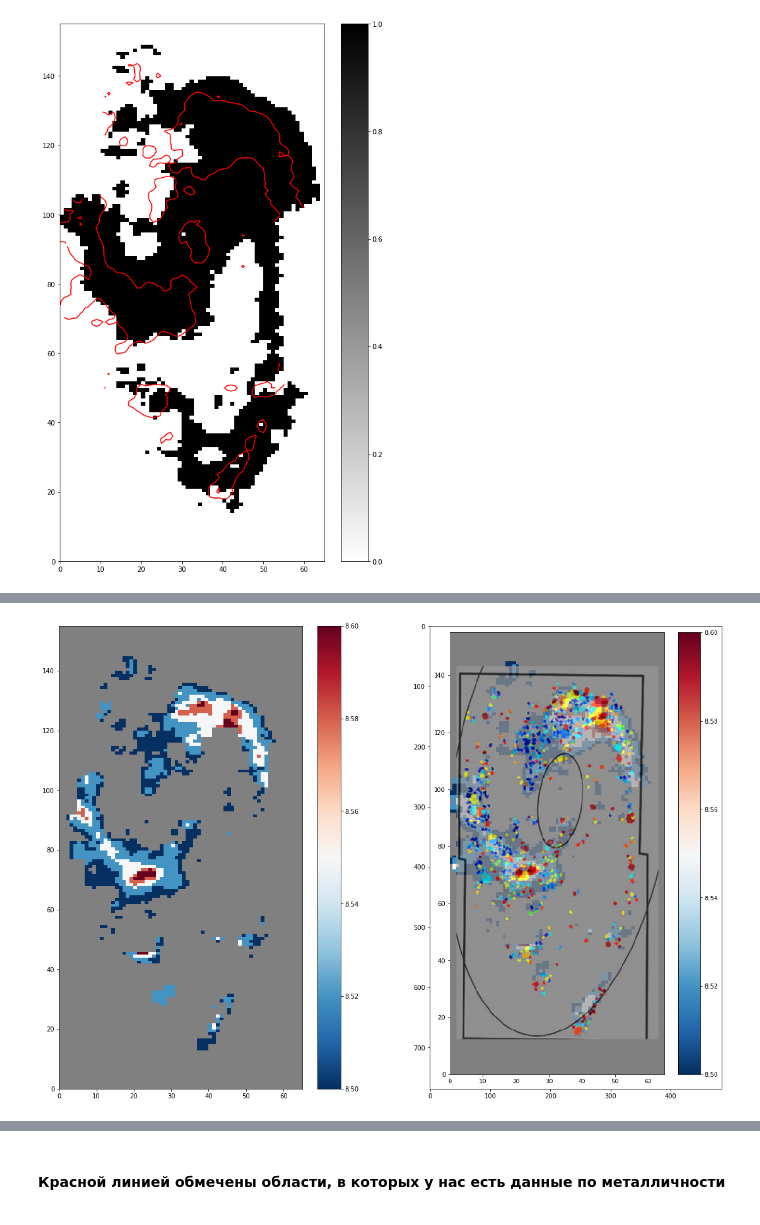
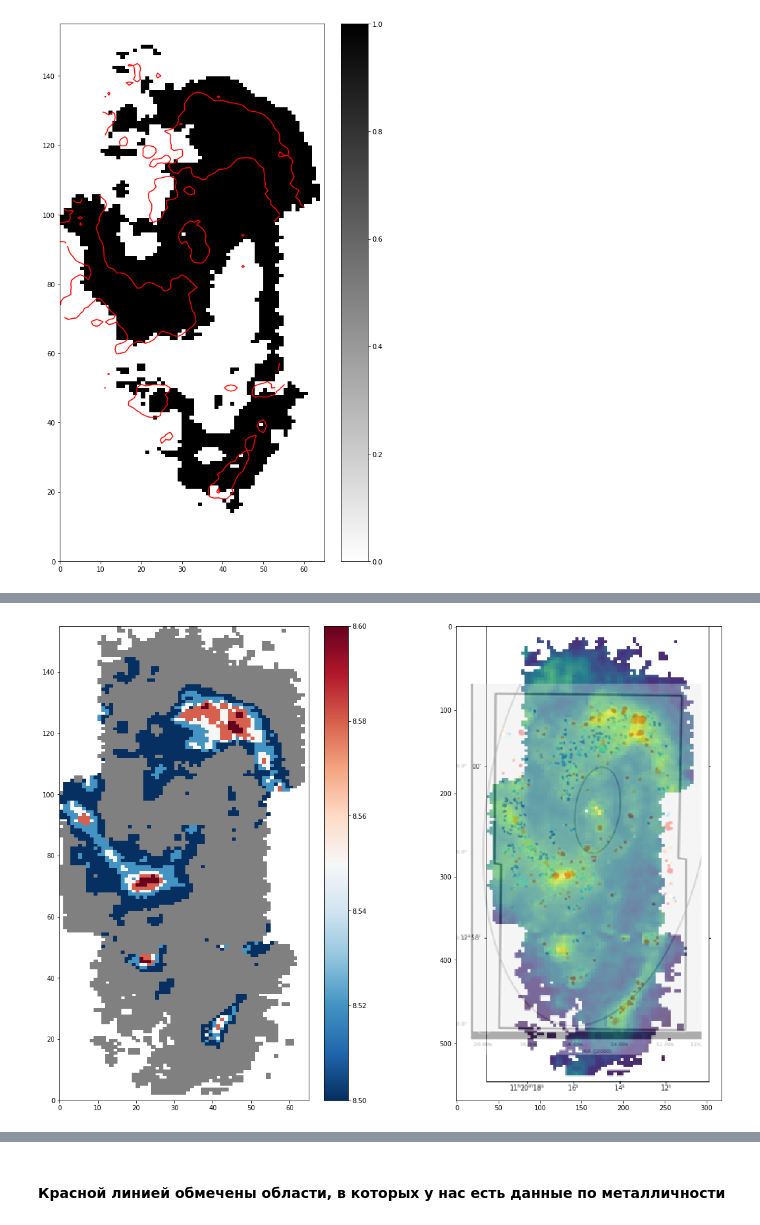
Before and after one commit to ValerieKostiuk/Course-work, a Jupyter notebook: NGC3627/cold_phase.ipynb, the cells around one changed output, grey strips where cells are left out. Drawn from its saved outputs; the diff is of its cells as text; code cells hidden in the pictures.

```diff
--- a/NGC3627/cold_phase.ipynb
+++ b/NGC3627/cold_phase.ipynb
@@ -82,52 +82,40 @@ plt.show()
  Z = np.zeros(dist_kpc.shape)
 for i, row in enumerate(H_alpha):
     for j, col in enumerate(H_alpha[0]):
-        if (np.log10(H_alpha[i][j])<-14.44):
+        if (np.log10(H_alpha[i][j])<-14.47):
             Z[i][j] = 0.2
-        if (-14.44 <= np.log10(H_alpha[i][j]) < -14.2):
+        if (-14.47 <= np.log10(H_alpha[i][j]) < -14.):
             Z[i][j] = 8.5
-        if (-14.2<= np.log10(H_alpha[i][j]) < -13.8):
+        if (-14.<= np.log10(H_alpha[i][j]) < -13.7):
             Z[i][j] = 8.52
-        if (-13.8 <= np.log10(H_alpha[i][j]) <-13.4):
+        if (-13.7 <= np.log10(H_alpha[i][j]) <-13.5):
             Z[i][j] = 8.55
-        if (-13.4 <= np.log10(H_alpha[i][j]) < -13.15):
+        if (-13.5 <= np.log10(H_alpha[i][j]) < -13.15):
             Z[i][j] = 8.58
         if (-13.15 <= np.log10(H_alpha[i][j])):
             Z[i][j] = 8.6
 
 Z[90:100,27:38] = 0.2
-Z[46:54,17:26] =0.2
-Z[32:44,45:55] = 0.2
-#
-Z[28:37, 25:31] = 8.52
-Z[35:40, 25:32] = 0.2
-Z[28:31, 29:31] = 0.2
-Z[32,31]=0.2
-Z[28,25:27] = 0.2
-Z[33:35, 25:28] = 0.2
+Z[48:54,17:26] = 0.2
+Z[35:44,45:55] = 0.2
 Z[70:77, 0:7] = 0.2
-Z[111:116, 29:34] = 0.2
-Z[22:27,37:42]=0.2
-Z[25:29, 42:45]=0.2
-Z[13:17, 37:42] =8.5
-Z[18:22, 37:40] = 0.2
-Z[13:15, 40:42] = 0.2
-Z[100:116, 56:62] = 0.2
-Z[113:118, 38:49] = 0.2
-Z[118:121, 41:48] = 0.2
-Z[92:105, 0:5]= 0.2
+
+for i, row in enumerate(H_alpha):
+    for j, col in enumerate(H_alpha[0]):
+        if (Z[i][j]==0):
+            Z[i][j] = NAN
 # %%
 plt.figure(figsize=[19, 13.5])
-plt.subplot(1,2,1)
+-plt.subplot(1,2,1)
 quadmesh = plt.pcolormesh(X, Y, Z,cmap='RdBu_r')
 quadmesh.set_clim(vmin=8.5,vmax = 8.6)
 quadmesh.cmap.set_under('grey')
 plt.colorbar()
 plt.subplot(1,2,2)
-plt.imshow(Im.open('./images/metal3.png'))
+plt.imshow(Im.open('./images/metal4.png'))
 plt.show()
 # %% [output]
-[figure, old version]
+[figure, new version]
 # %%
 cold_phase = np.zeros(dist_kpc.shape)
 for i, row in enumerate(dist_kpc):
```
Also changed, not shown: parts of 7 cells of this notebook, 1 other file.
